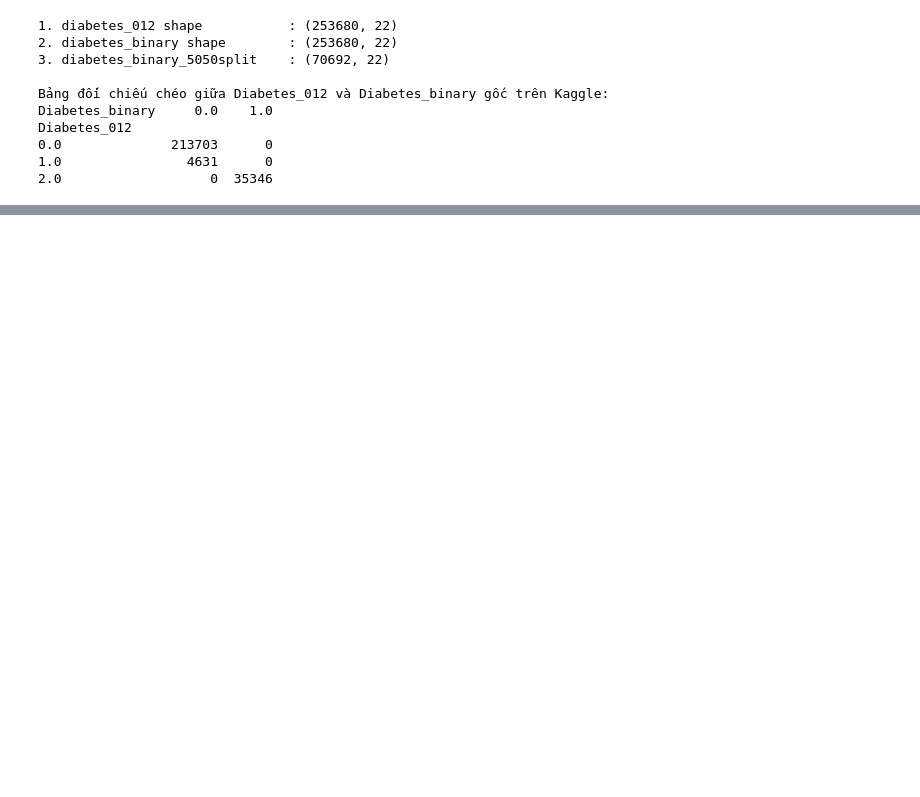
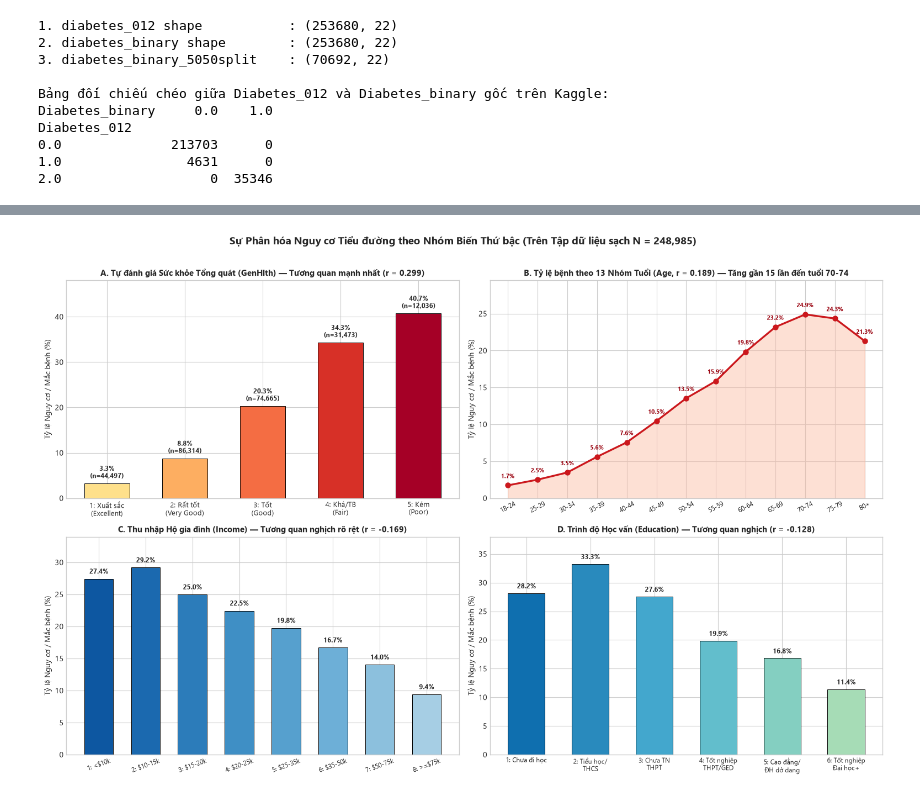
Before and after one commit to ncn2569/Machine_Learning_Project, a Jupyter notebook: notebooks/01_eda_feature_selection.ipynb, the cells around one changed output, grey strips where cells are left out. Cells and saved outputs as stored; diff of their text form; code cells hidden in the pictures; blank space fills up the shorter version.

```diff
--- a/notebooks/01_eda_feature_selection.ipynb
+++ b/notebooks/01_eda_feature_selection.ipynb
@@ -117,0 +283,82 @@ Diabetes_binary
+# %%
+# Biểu đồ 3: Sự phân hóa nguy cơ Tiểu đường theo 4 biến Thứ bậc (Ordinal Features) trên tập sạch
+fig, axes = plt.subplots(2, 2, figsize=(15.5, 9.8))
+fig.suptitle('Sự Phân hóa Nguy cơ Tiểu đường theo Nhóm Biến Thứ bậc (Trên Tập dữ liệu sạch N = 248,985)',
+             fontsize=14, fontweight='bold', y=1.01)
+
+# Panel A: GenHlth (1..5)
+ax = axes[0, 0]
+gen_labels = ['1: Xuất sắc\n(Excellent)', '2: Rất tốt\n(Very Good)', '3: Tốt\n(Good)',
+              '4: Khá/TB\n(Fair)', '5: Kém\n(Poor)']
+gen_st = df_clean.groupby('GenHlth')['Diabetes_binary'].agg(['count', 'mean'])
+gen_st['pct'] = gen_st['mean'] * 100
+gen_cols = ['#fee08b', '#fdae61', '#f46d43', '#d73027', '#a50026']
+b_gen = ax.bar(np.arange(5), gen_st['pct'], color=gen_cols, edgecolor='black', linewidth=0.7, width=0.58)
+for b, cnt, pct in zip(b_gen, gen_st['count'], gen_st['pct']):
+    ax.text(b.get_x() + b.get_width() / 2, pct + 0.8, f'{pct:.1f}%\n(n={cnt:,})',
+            ha='center', va='bottom', fontsize=8.6, fontweight='bold')
+ax.set_xticks(np.arange(5))
+ax.set_xticklabels(gen_labels, fontsize=9)
+ax.set_ylabel('Tỷ lệ Nguy cơ / Mắc bệnh (%)', fontsize=10)
+ax.set_ylim(0, 48)
+r_gen = df_clean['GenHlth'].corr(df_clean['Diabetes_binary'])
+ax.set_title(f'A. Tự đánh giá Sức khỏe Tổng quát (GenHlth) — Tương quan mạnh nhất (r = {r_gen:.3f})',
+             fontsize=11.0, fontweight='bold')
+
+# Panel B: Age (1..13)
+ax = axes[0, 1]
+age_labels = ['18-24', '25-29', '30-34', '35-39', '40-44', '45-49', '50-54',
+              '55-59', '60-64', '65-69', '70-74', '75-79', '80+']
+age_st = df_clean.groupby('Age')['Diabetes_binary'].mean() * 100
+x_age = np.arange(1, 14)
+ax.plot(x_age, age_st.values, marker='o', color='#cb181d', linewidth=2.4, markersize=6.5)
+ax.fill_between(x_age, age_st.values, color='#fcbba1', alpha=0.45)
+for xv, yv in zip(x_age, age_st.values):
+    ax.text(xv, yv + 0.8, f'{yv:.1f}%', ha='center', va='bottom', fontsize=8.2, fontweight='bold', color='#99000d')
+ax.set_xticks(x_age)
+ax.set_xticklabels(age_labels, rotation=28, fontsize=8.8)
+ax.set_ylabel('Tỷ lệ Nguy cơ / Mắc bệnh (%)', fontsize=10)
+ax.set_ylim(0, 29.5)
+r_age = df_clean['Age'].corr(df_clean['Diabetes_binary'])
+ax.set_title(f'B. Tỷ lệ bệnh theo 13 Nhóm Tuổi (Age, r = {r_age:.3f}) — Tăng gần 15 lần đến tuổi 70-74',
+             fontsize=11.0, fontweight='bold')
+
+# Panel C: Income (1..8)
+ax = axes[1, 0]
+inc_labels = ['1: <$10k', '2: $10-15k', '3: $15-20k', '4: $20-25k',
+              '5: $25-35k', '6: $35-50k', '7: $50-75k', '8: >=$75k']
+inc_st = df_clean.groupby('Income')['Diabetes_binary'].mean() * 100
+inc_cols = plt.cm.Blues(np.linspace(0.85, 0.35, 8))
+b_inc = ax.bar(np.arange(8), inc_st.values, color=inc_cols, edgecolor='black', linewidth=0.7, width=0.62)
+for b, pct in zip(b_inc, inc_st.values):
+    ax.text(b.get_x() + b.get_width() / 2, pct + 0.6, f'{pct:.1f}%', ha='center', va='bottom', fontsize=8.6, fontweight='bold')
+ax.set_xticks(np.arange(8))
+ax.set_xticklabels(inc_labels, rotation=20, fontsize=8.8)
+ax.set_ylabel('Tỷ lệ Nguy cơ / Mắc bệnh (%)', fontsize=10)
+ax.set_ylim(0, 34)
+r_inc = df_clean['Income'].corr(df_clean['Diabetes_binary'])
+ax.set_title(f'C. Thu nhập Hộ gia đình (Income) — Tương quan nghịch rõ rệt (r = {r_inc:.3f})',
+             fontsize=11.0, fontweight='bold')
+
+# Panel D: Education (1..6)
+ax = axes[1, 1]
+edu_labels = ['1: Chưa đi học', '2: Tiểu học/\nTHCS', '3: Chưa TN\nTHPT',
+              '4: Tốt nghiệp\nTHPT/GED', '5: Cao đẳng/\nĐH dở dang', '6: Tốt nghiệp\nĐại học+']
+edu_st = df_clean.groupby('Education')['Diabetes_binary'].mean() * 100
+edu_cols = plt.cm.GnBu(np.linspace(0.85, 0.38, 6))
+b_edu = ax.bar(np.arange(6), edu_st.values, color=edu_cols, edgecolor='black', linewidth=0.7, width=0.58)
+for b, pct in zip(b_edu, edu_st.values):
+    ax.text(b.get_x() + b.get_width() / 2, pct + 0.6, f'{pct:.1f}%', ha='center', va='bottom', fontsize=8.8, fontweight='bold')
+ax.set_xticks(np.arange(6))
+ax.set_xticklabels(edu_labels, fontsize=8.6)
+ax.set_ylabel('Tỷ lệ Nguy cơ / Mắc bệnh (%)', fontsize=10)
+ax.set_ylim(0, 38)
+r_edu = df_clean['Education'].corr(df_clean['Diabetes_binary'])
+ax.set_title(f'D. Trình độ Học vấn (Education) — Tương quan nghịch (r = {r_edu:.3f})',
+             fontsize=11.0, fontweight='bold')
+
+plt.tight_layout()
+plt.savefig(os.path.join(FIG_DIR, 'fig03_ordinal_features_risk_gradient.png'), dpi=160, bbox_inches='tight')
+plt.show()
+# %% [output]
+[figure, added]
```
Also changed, not shown: parts of 26 cells of this notebook, 20 other files.
